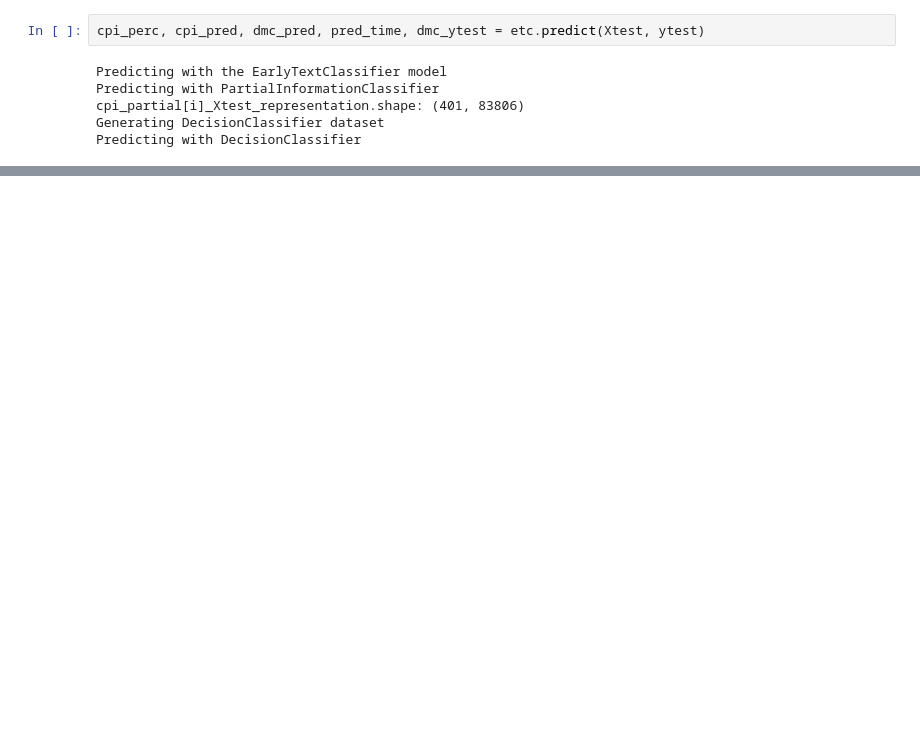
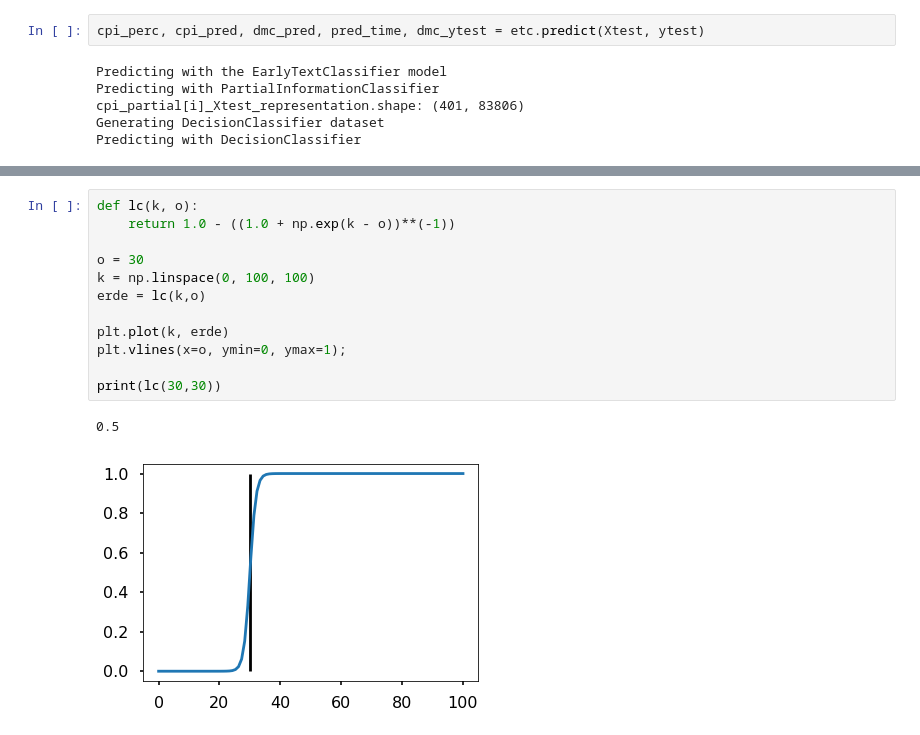
Before and after one commit to jmloyola/early-classification, a Jupyter notebook: notebooks/erisk.ipynb, the cells around one changed output, grey strips where cells are left out. Cells and saved outputs as stored; diff of their text form; blank space fills up the shorter version.

```diff
--- a/notebooks/erisk.ipynb
+++ b/notebooks/erisk.ipynb
@@ -91,3 +152,18 @@ Predicting with DecisionClassifier
+# %%
+def lc(k, o):
+    return 1.0 - ((1.0 + np.exp(k - o))**(-1))
+
+o = 30
+k = np.linspace(0, 100, 100)
+erde = lc(k,o)
+
+plt.plot(k, erde)
+plt.vlines(x=o, ymin=0, ymax=1);
+
+print(lc(30,30))
+# %% [output]
+0.5
+[figure, added]
 # %%
 num_steps = len(cpi_perc)
 x = cpi_perc
```
Also changed, not shown: parts of 16 cells of this notebook, 2 other files.
